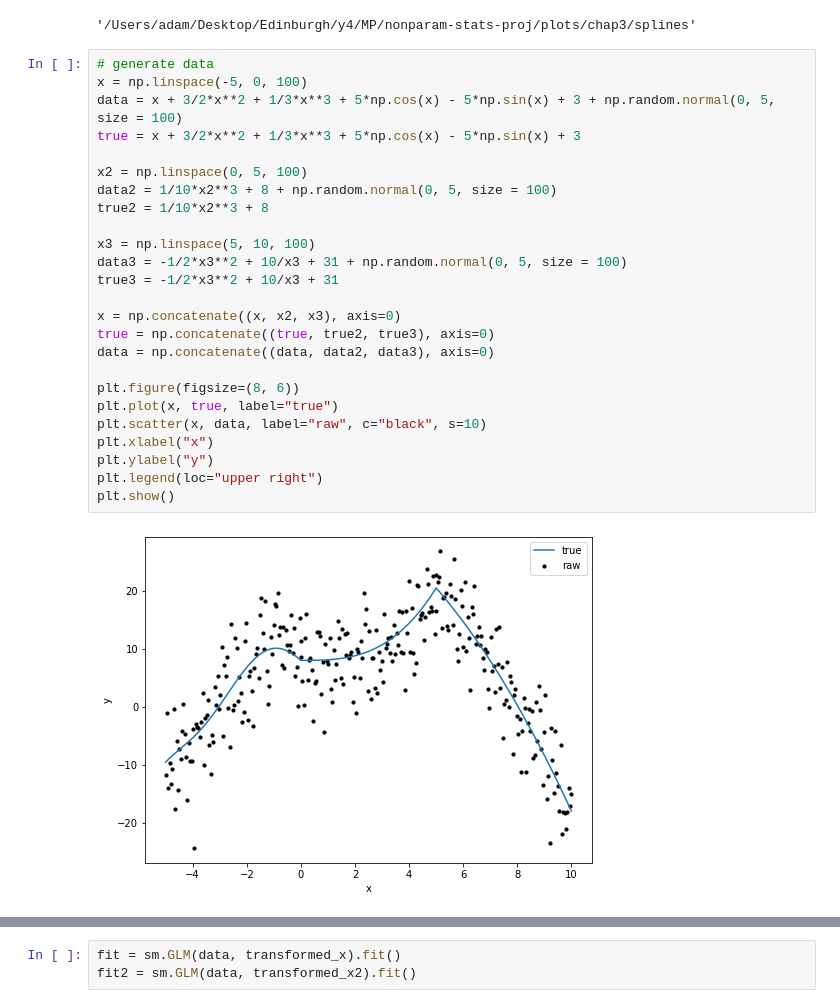
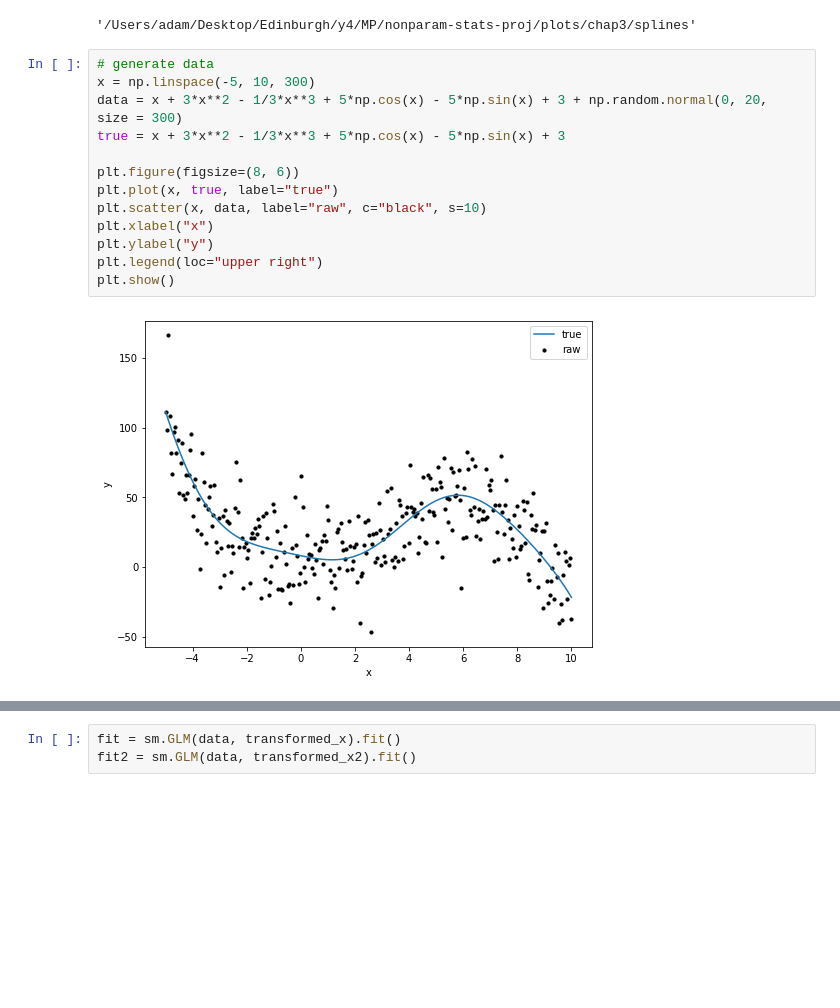
Before and after one commit to abalone88/nonparam-stats-proj, a Jupyter notebook: code/chp3-nonparam-regression/Splines Regression.ipynb, the cells around one changed output, grey strips where cells are left out. Cells and saved outputs as stored; diff of their text form; blank space fills up the shorter version.

Commit message:
updated spline regression plots

```diff
--- a/code/chp3-nonparam-regression/Splines Regression.ipynb
+++ b/code/chp3-nonparam-regression/Splines Regression.ipynb
@@ -29,31 +29,19 @@ plots_folder
 '/Users/adam/Desktop/Edinburgh/y4/MP/nonparam-stats-proj/plots/chap3/splines'
 # %%
 # generate data
-x = np.linspace(-5, 0, 100)
-data = x + 3/2*x**2 + 1/3*x**3 + 5*np.cos(x) - 5*np.sin(x) + 3 + np.random.normal(0, 5, size = 100)
-true = x + 3/2*x**2 + 1/3*x**3 + 5*np.cos(x) - 5*np.sin(x) + 3
-
-x2 = np.linspace(0, 5, 100)
-data2 = 1/10*x2**3 + 8 + np.random.normal(0, 5, size = 100)
-true2 = 1/10*x2**3 + 8
-
-x3 = np.linspace(5, 10, 100)
-data3 = -1/2*x3**2 + 10/x3 + 31 + np.random.normal(0, 5, size = 100)
-true3 = -1/2*x3**2 + 10/x3 + 31
-
-x = np.concatenate((x, x2, x3), axis=0)
-true = np.concatenate((true, true2, true3), axis=0)
-data = np.concatenate((data, data2, data3), axis=0)
+x = np.linspace(-5, 10, 300)
+data = x + 3*x**2 - 1/3*x**3 + 5*np.cos(x) - 5*np.sin(x) + 3 + np.random.normal(0, 20, size = 300)
+true = x + 3*x**2 - 1/3*x**3 + 5*np.cos(x) - 5*np.sin(x) + 3
 
 plt.figure(figsize=(8, 6))
 plt.plot(x, true, label="true")
 plt.scatter(x, data, label="raw", c="black", s=10)
 plt.xlabel("x")
 plt.ylabel("y")
 plt.legend(loc="upper right")
 plt.show()
 # %% [output]
-[figure, old version]
+[figure, new version]
 # %%
 transformed_x = dmatrix("bs(x, knots=(0,5), degree=3, include_intercept=False)",
                         {"x": x}, return_type='dataframe')
```
Also changed, not shown: parts of 4 cells of this notebook.
